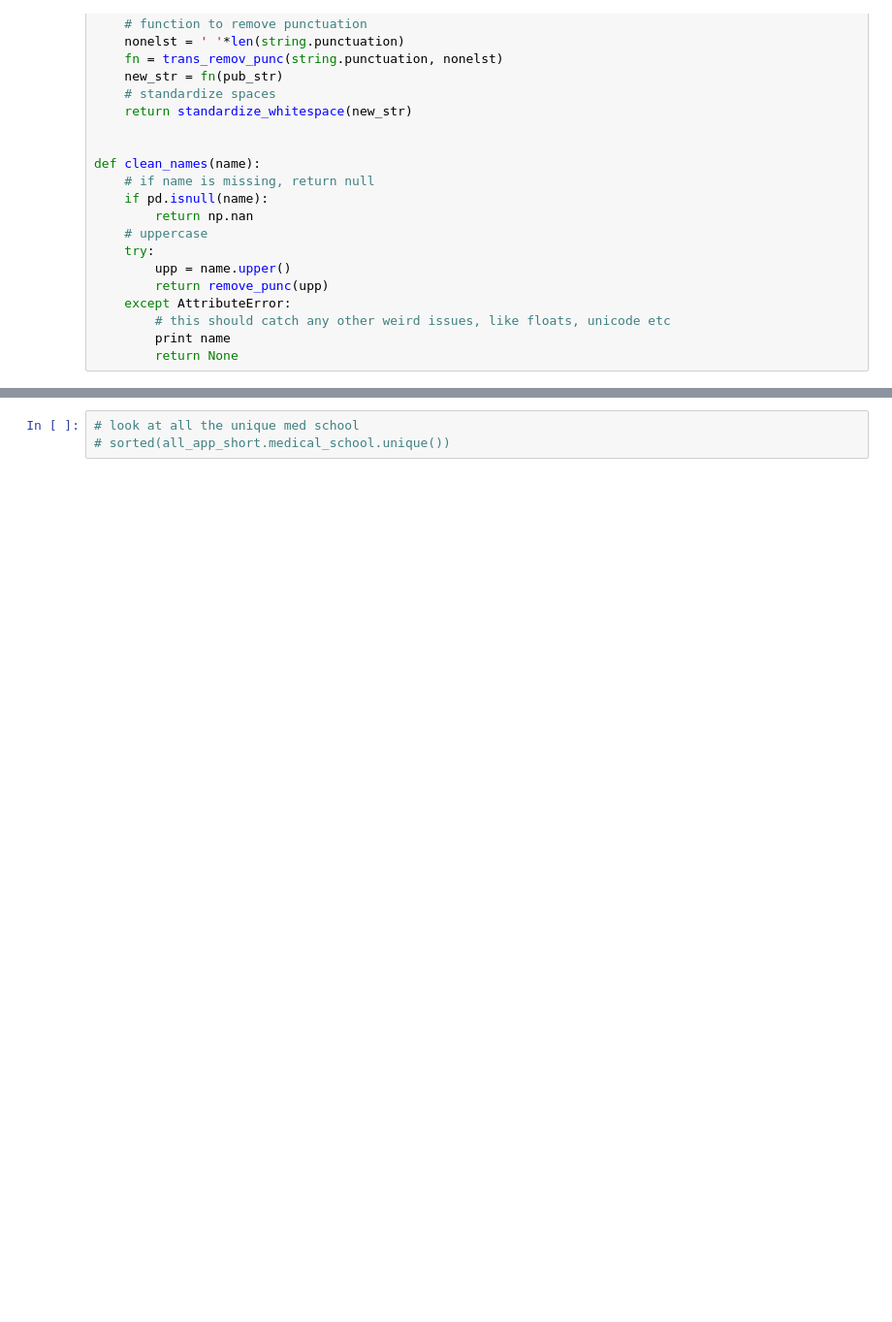
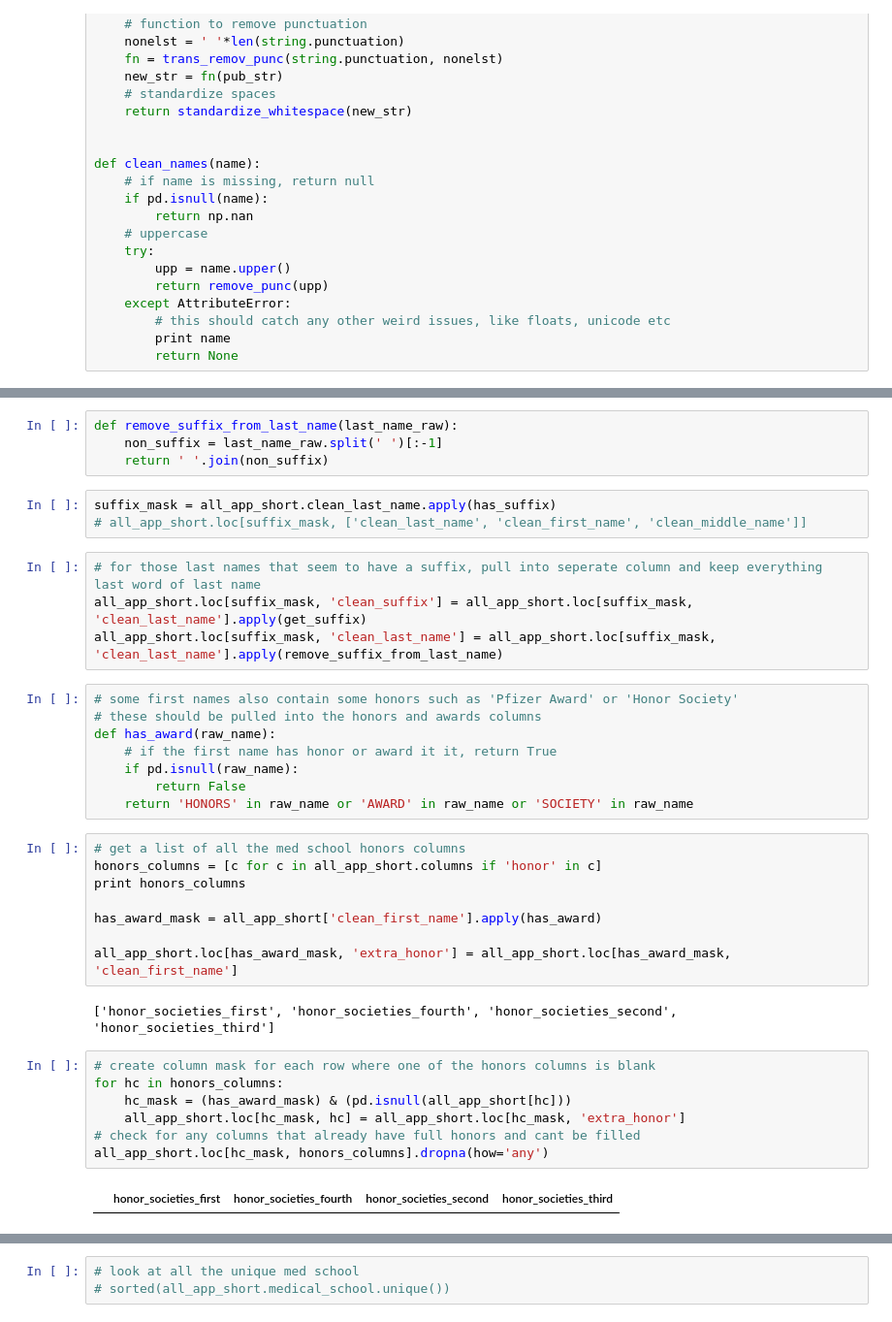
Before and after one commit to Lrraymond13/yellow_beret, a Jupyter notebook: Compile Application Card Raw Data, Dedup and Standardize.ipynb, the cells around one changed output, grey strips where cells are left out. Shown at 97% size. Drawn from its saved outputs; the diff is of its cells as text; blank space fills up the shorter version.

Commit message:
added suffix column and remove honors from first name coding errors

```diff
--- a/Compile Application Card Raw Data, Dedup and Standardize.ipynb
+++ b/Compile Application Card Raw Data, Dedup and Standardize.ipynb
@@ -166,0 +176,38 @@ for n in names:
+# %%
+def remove_suffix_from_last_name(last_name_raw):
+    non_suffix = last_name_raw.split(' ')[:-1]
+    return ' '.join(non_suffix)
+# %%
+suffix_mask = all_app_short.clean_last_name.apply(has_suffix)
+# all_app_short.loc[suffix_mask, ['clean_last_name', 'clean_first_name', 'clean_middle_name']]
+# %%
+# for those last names that seem to have a suffix, pull into seperate column and keep everything last word of last name
+all_app_short.loc[suffix_mask, 'clean_suffix'] = all_app_short.loc[suffix_mask, 'clean_last_name'].apply(get_suffix)
+all_app_short.loc[suffix_mask, 'clean_last_name'] = all_app_short.loc[suffix_mask, 'clean_last_name'].apply(remove_suffix_from_last_name)
+# %%
+# some first names also contain some honors such as 'Pfizer Award' or 'Honor Society'
+# these should be pulled into the honors and awards columns
+def has_award(raw_name):
+    # if the first name has honor or award it it, return True
+    if pd.isnull(raw_name):
+        return False
+    return 'HONORS' in raw_name or 'AWARD' in raw_name or 'SOCIETY' in raw_name
+# %%
+# get a list of all the med school honors columns
+honors_columns = [c for c in all_app_short.columns if 'honor' in c]
+print honors_columns
+
+has_award_mask = all_app_short['clean_first_name'].apply(has_award)
+
+all_app_short.loc[has_award_mask, 'extra_honor'] = all_app_short.loc[has_award_mask, 'clean_first_name']
+# %% [output]
+['honor_societies_first', 'honor_societies_fourth', 'honor_societies_second', 'honor_societies_third']
+# %%
+# create column mask for each row where one of the honors columns is blank
+for hc in honors_columns:
+    hc_mask = (has_award_mask) & (pd.isnull(all_app_short[hc]))
+    all_app_short.loc[hc_mask, hc] = all_app_short.loc[hc_mask, 'extra_honor']
+# check for any columns that already have full honors and cant be filled
+all_app_short.loc[hc_mask, honors_columns].dropna(how='any')
+# %% [output]
+|  | honor_societies_first | honor_societies_fourth | honor_societies_second | honor_societies_third |
```
Also changed, not shown: parts of 24 cells of this notebook.
